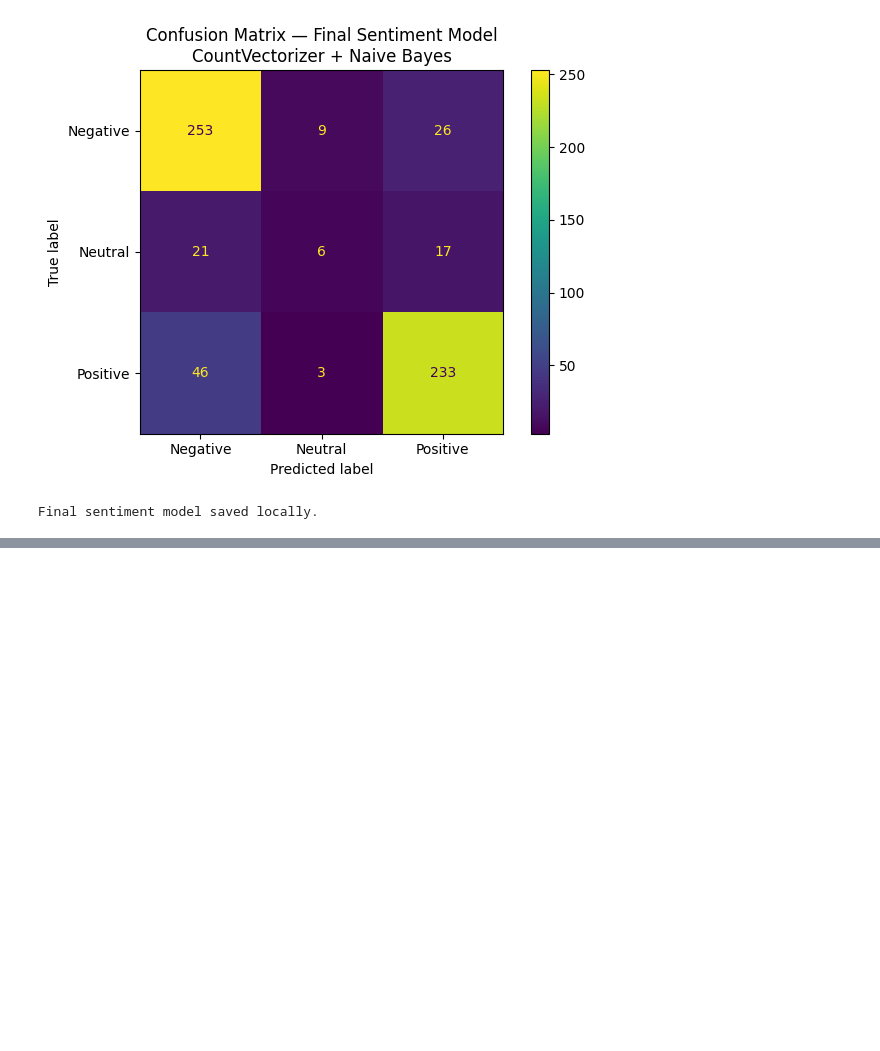
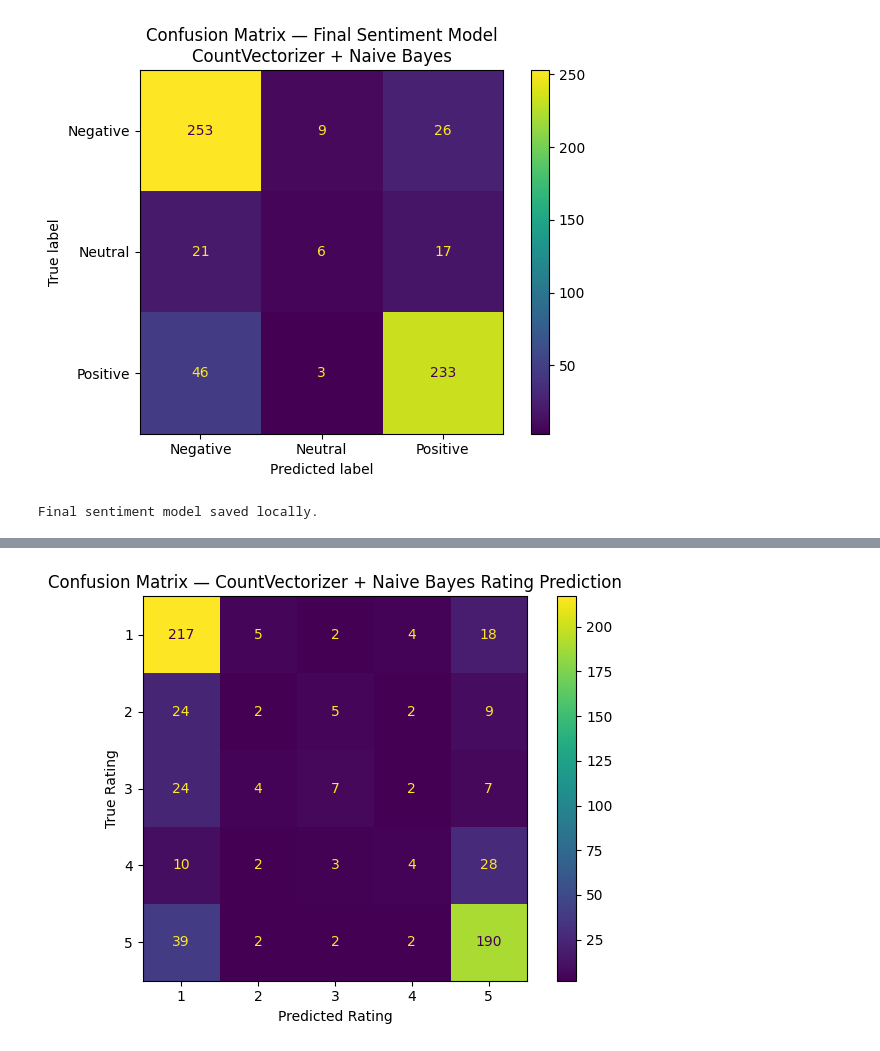
Before and after one commit to jay050699/energy-app-review-sentiment-rating-prediction, a Jupyter notebook: notebooks/03_model_training_evaluation.ipynb, the cells around one changed output, grey strips where cells are left out. Saved outputs shown, nothing was run; the diff lists cells and outputs as text; code cells hidden in the pictures; blank space fills up the shorter version.

Commit message:
Add rating prediction models

```diff
--- a/notebooks/03_model_training_evaluation.ipynb
+++ b/notebooks/03_model_training_evaluation.ipynb
@@ -747,0 +955,8 @@ The remaining challenge is the neutral class, which is harder to classify becaus
+# %%
+print("Training CountVectorizer + Naive Bayes rating model...")
+count_nb_rating_pipeline.fit(X_train_rating, y_train_rating)
+print("Training completed.")
+
+print("\nTraining TF-IDF + Logistic Regression rating model...")
+tfidf_logreg_rating_pipeline.fit(X_train_rating, y_train_rating)
+print("Training completed.")
@@ -747,0 +969,5 @@ The remaining challenge is the neutral class, which is harder to classify becaus
+# %%
+y_pred_count_nb_rating = count_nb_rating_pipeline.predict(X_test_rating)
+y_pred_tfidf_logreg_rating = tfidf_logreg_rating_pipeline.predict(X_test_rating)
+
+print("Rating predictions completed.")
@@ -747,0 +1151,28 @@ The remaining challenge is the neutral class, which is harder to classify becaus
+# %%
+rating_labels = [1, 2, 3, 4, 5]
+
+cm_count_nb_rating = confusion_matrix(
+    y_test_rating,
+    y_pred_count_nb_rating,
+    labels=rating_labels
+)
+
+disp = ConfusionMatrixDisplay(
+    confusion_matrix=cm_count_nb_rating,
+    display_labels=rating_labels
+)
+
+disp.plot(values_format="d")
+plt.title("Confusion Matrix — CountVectorizer + Naive Bayes Rating Prediction")
+plt.xlabel("Predicted Rating")
+plt.ylabel("True Rating")
+plt.tight_layout()
+
+plt.savefig(
+    "../reports/figures/confusion_matrix_count_nb_rating.png",
+    dpi=300
+)
+
+plt.show()
+# %% [output]
+[figure, added]
```
Also changed, not shown: parts of 21 cells of this notebook, 5 other files.
